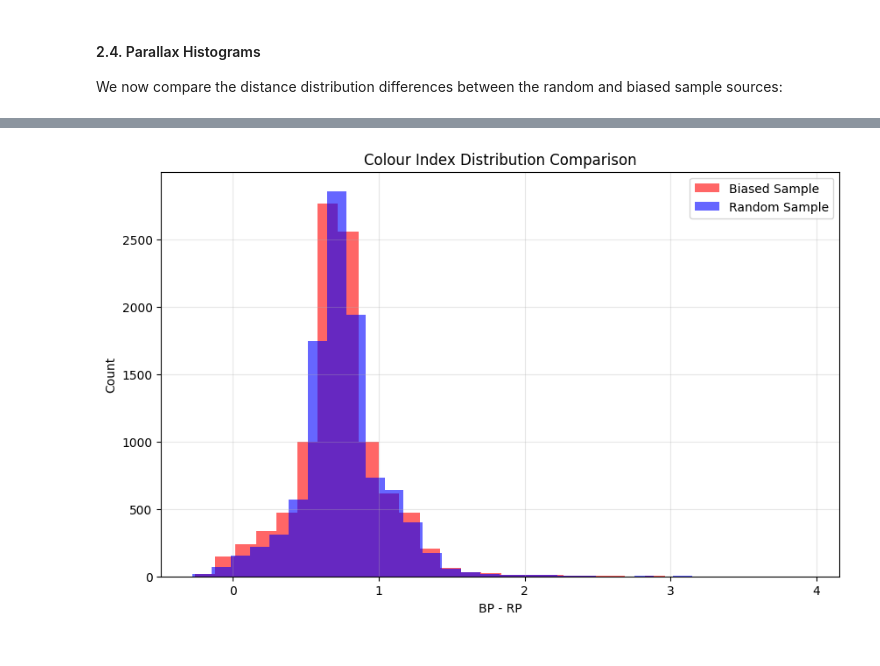
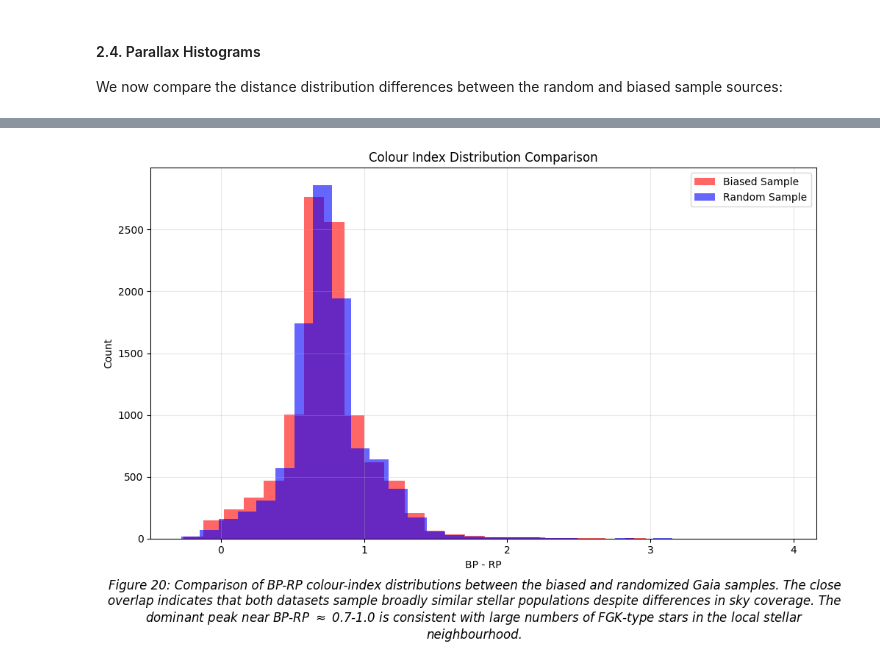
Before and after one commit to ThatDudeJude/stellar_explorer, a Jupyter notebook: notebooks/learning/12_compare_biased_random.ipynb, the cells around one changed output, grey strips where cells are left out. Cells and saved outputs as stored; diff of their text form; code cells hidden in the pictures.

```diff
--- a/notebooks/learning/12_compare_biased_random.ipynb
+++ b/notebooks/learning/12_compare_biased_random.ipynb
@@ -181,18 +245,38 @@ Now we compare colour index distribution for both random and biased sample sourc
 # %%
 # Fill masked columns with NaN and drop
+
 bp_rp_b_filled = biased['bp_rp'].filled(np.nan)
 bp_rp_b_clean = bp_rp_b_filled[~np.isnan(bp_rp_b_filled)]
 bp_rp_r_filled = random['bp_rp'].filled(np.nan)
 bp_rp_r_clean = bp_rp_r_filled[~np.isnan(bp_rp_r_filled)]
+
+
+# Colour-index histograms
+
 
 plt.figure(figsize=(10, 6))
 plt.hist(bp_rp_b_clean, bins=30, alpha=0.6, label='Biased Sample', color='red')
 plt.hist(bp_rp_r_clean, bins=30, alpha=0.6, label='Random Sample', color='blue')
 plt.xlabel('BP - RP')
 plt.ylabel('Count')
 plt.title('Colour Index Distribution Comparison')
 plt.legend()
 plt.grid(True, alpha=0.3)
+
+# Caption
+fig_caption = r"""Figure 20: Comparison of BP-RP colour-index distributions between the biased and randomized Gaia samples. The close overlap indicates that both datasets sample broadly
+similar stellar populations despite differences in sky coverage. The dominant peak near BP-RP $\approx$ 0.7-1.0 is consistent with large numbers of FGK-type stars in the local stellar
+neighbourhood.
+"""
+wrapper = textwrap.TextWrapper(width=120)
+lines = wrapper.wrap(text=fig_caption)
+fig_caption_wrapped = '\n'.join(lines)
+plt.figtext(0.52, -0.13
+            , fig_caption_wrapped, ha='center', fontsize=12, style='italic')
+
+
+plt.tight_layout()
+plt.savefig("../../outputs/biased_and_random_colour_index_comparison.png", dpi=300, bbox_inches='tight')
 plt.show()
 # %% [output]
-[figure, old version]
+[figure, new version]
```
Also changed, not shown: parts of 11 cells of this notebook, 28 other files.
